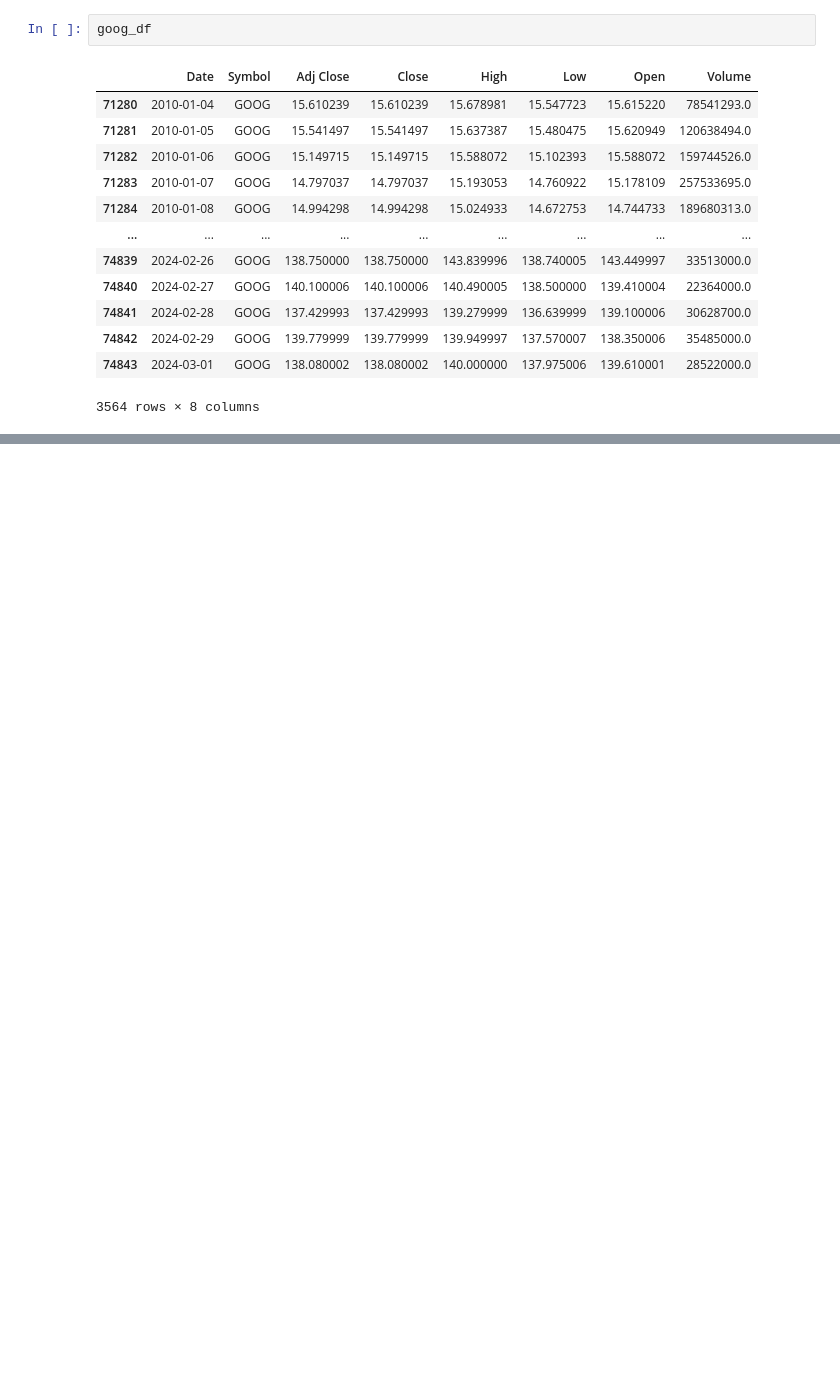
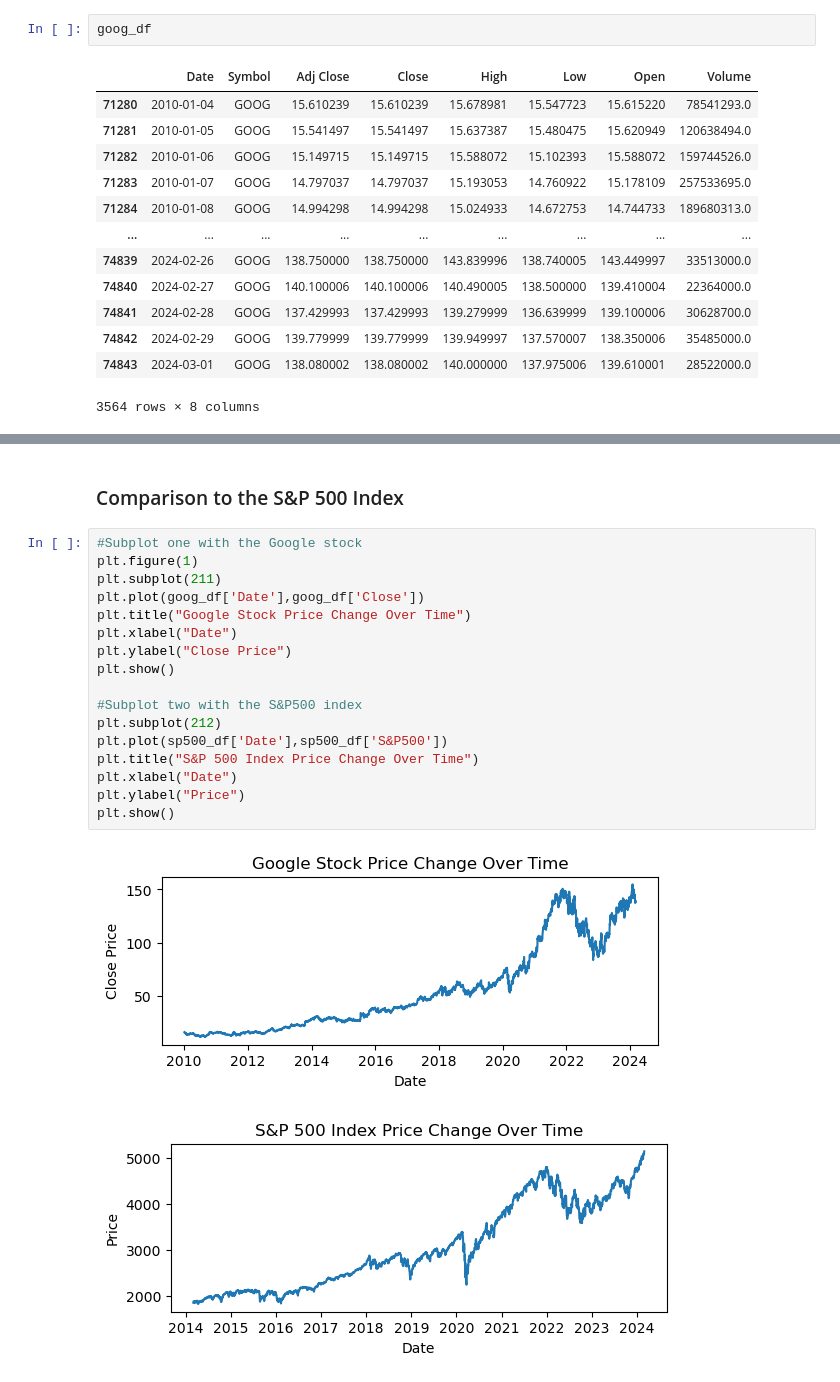
Before and after one commit to Efflorescence01/Stock_Prediction_Cap, a Jupyter notebook: Stock_Data_Cleaning.ipynb, the cells around one changed output, grey strips where cells are left out. Saved outputs shown, nothing was run; the diff lists cells and outputs as text; blank space fills up the shorter version.

```diff
--- a/Stock_Data_Cleaning.ipynb
+++ b/Stock_Data_Cleaning.ipynb
@@ -285,0 +410,22 @@ goog_df
+# %% [markdown]
+### Comparison to the S&P 500 Index
+# %%
+#Subplot one with the Google stock
+plt.figure(1)
+plt.subplot(211)
+plt.plot(goog_df['Date'],goog_df['Close'])
+plt.title("Google Stock Price Change Over Time")
+plt.xlabel("Date")
+plt.ylabel("Close Price")
+plt.show()
+
+#Subplot two with the S&P500 index
+plt.subplot(212)
+plt.plot(sp500_df['Date'],sp500_df['S&P500'])
+plt.title("S&P 500 Index Price Change Over Time")
+plt.xlabel("Date")
+plt.ylabel("Price")
+plt.show()
+# %% [output]
+[figure, added]
+[figure, added]
```
Also changed, not shown: parts of 28 cells of this notebook, 1 other file.
